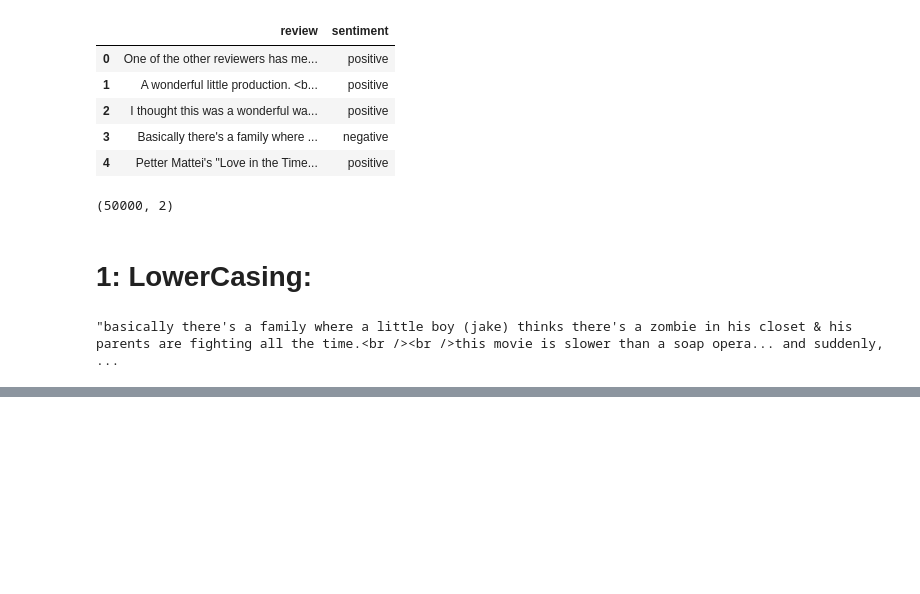
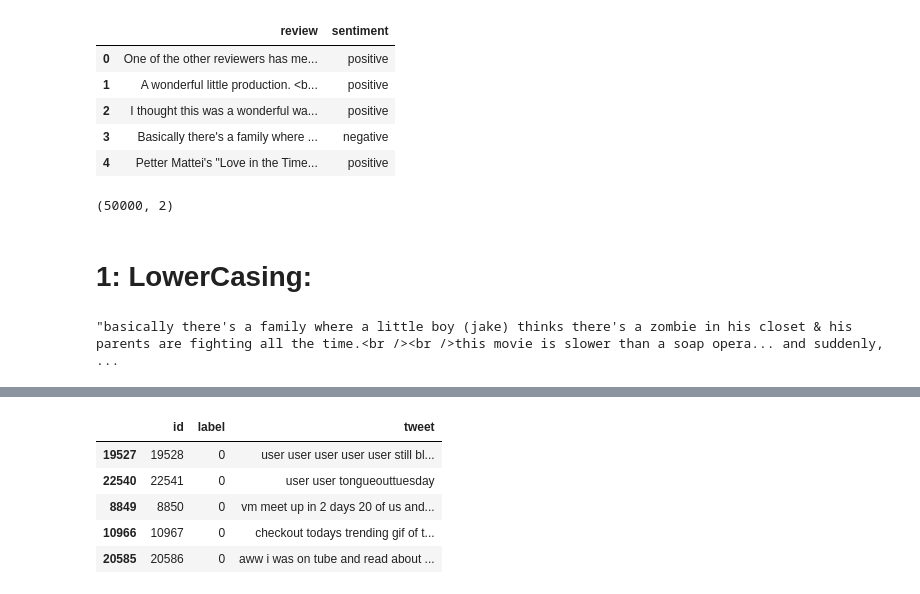
Before and after one commit to Ibad-Ullah-Khan/NLP_Notes, a Jupyter notebook: notebook/03_text_preprocessing.ipynb, the cells around one changed output, grey strips where cells are left out. Drawn from its saved outputs; the diff is of its cells as text; code cells hidden in the pictures; blank space fills up the shorter version.

Commit message:
1: We add two datasets(train and test.csv) 2: We learn preprocessing techniques upto emojy handling 3: Add support_notebook floder and add a file regex

```diff
--- a/notebook/03_text_preprocessing.ipynb
+++ b/notebook/03_text_preprocessing.ipynb
@@ -68,0 +149,19 @@ Name: review, dtype: object
+# %%
+exclude = string.punctuation
+
+def remove_punctuation(text):
+    for char in exclude:
+        text = text.replace(char, '')
+    return text
+text = "Hello, world! This is an amazing movie. I loved it!!! Would you recommend it? Yes, definitely."
+print(remove_punctuation(text))
+
+# but this method is very slow
+# %%
+# 2nd Method:
+
+def remove_punc(text):
+    return text.translate(str.maketrans('','',exclude))
+
+text = "Hello, world! This is an amazing movie. I loved it!!! Would you recommend it? Yes, definitely."
+print(remove_punc(text))
@@ -68,0 +170,5 @@ Name: review, dtype: object
+# %%
+# Applying this on dataset
+
+x_df = pd.read_csv(r'C:\Users\ibad\Desktop\NLP_Notes\Data\train.csv')
+x_df.sample(5)
@@ -68,0 +182,12 @@ Name: review, dtype: object
+# %%
+# Removing punctuation from dataset
+
+x_df['tweet'] = x_df['tweet'].apply(remove_punc)
+x_df.sample(5)
+# %% [output]
+|  | id | label | tweet |
+| 19527 | 19528 | 0 | user user user user user still bl... |
+| 22540 | 22541 | 0 | user user tongueouttuesday |
+| 8849 | 8850 | 0 | vm meet up in 2 days 20 of us and... |
+| 10966 | 10967 | 0 | checkout todays trending gif of t... |
+| 20585 | 20586 | 0 | aww i was on tube and read about ... |
```
Also changed, not shown: parts of 28 cells of this notebook, 3 other files.
